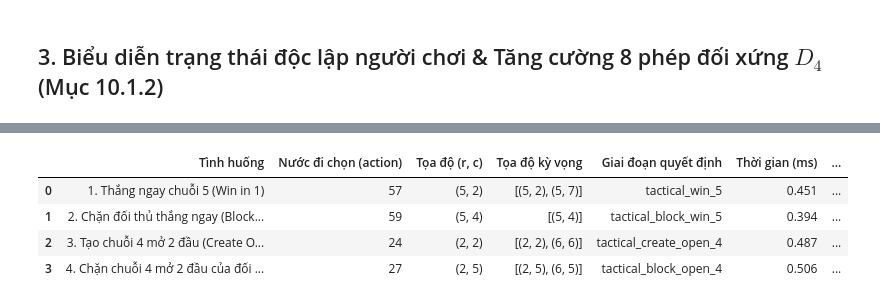
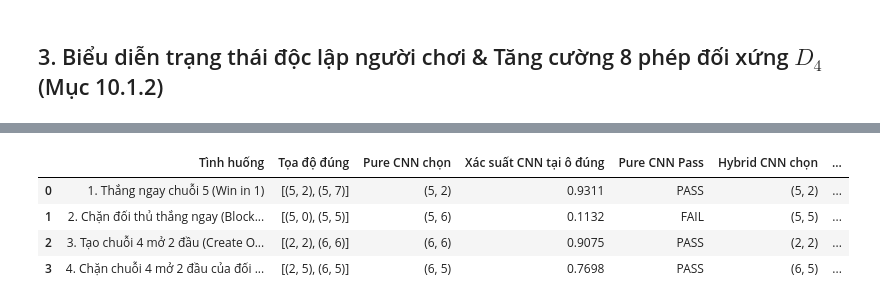
Before and after one commit to SGU-2627-PBL-AdvancedAI/caro_ai_11x11, a Jupyter notebook: notebooks/04_cnn_policy_analysis.ipynb, the cells around one changed output, grey strips where cells are left out. Drawn from its saved outputs; the diff is of its cells as text; code cells hidden in the pictures.

```diff
--- a/notebooks/04_cnn_policy_analysis.ipynb
+++ b/notebooks/04_cnn_policy_analysis.ipynb
@@ -241,7 +299,6 @@ CNN Strong + Mixed MCTS    -> action= 59 ( 5,  4) | time=169.76 ms | search_coun
 # %% [markdown]
 ## 3. Biểu diễn trạng thái độc lập người chơi & Tăng cường 8 phép đối xứng $D_4$ (Mục 10.1.2)
 # %%
-# Minh họa mã hóa góc nhìn chuẩn hóa (+1 quân mình, -1 quân đối thủ) và 8 phép đối xứng D4
 sym_env = CaroEnv(BOARD_SIZE, WIN_LENGTH)
 for m in [60, 48, 61, 49, 73, 38, 62]:
     sym_env.step(m)
@@ -258,7 +315,7 @@ transform_names = [
 ]
 
 sym_rows = []
-fig, axes = plt.subplots(2, 4, figsize=(13, 6.5))
+fig, axes = plt.subplots(2, 4, figsize=(13, 6.4))
 for idx, ((aug_s, aug_a), t_name) in enumerate(zip(aug_pairs, transform_names)):
     ax = axes[idx // 4, idx % 4]
     grid = aug_s.reshape(BOARD_SIZE, BOARD_SIZE)
@@ -427,49 +595,74 @@ def make_test_env(x_stones=(), o_stones=(), current_player=1) -> CaroEnv:
 
 tactical_scenarios = [
     (
         "1. Thắng ngay chuỗi 5 (Win in 1)",
-        make_test_env(x_stones=[(5, 3), (5, 4), (5, 5), (5, 6)], o_stones=[(2, 3), (2, 4), (2, 5), (2, 6)], current_player=1),
+        make_test_env(x_stones=[(5, 3), (5, 4), (5, 5), (5, 6)], o_stones=[(3, 3), (3, 4), (3, 5), (3, 6)], current_player=1),
         {(5, 2), (5, 7)},
     ),
     (
         "2. Chặn đối thủ thắng ngay (Block Win in 1)",
-        make_test_env(x_stones=[(5, 0), (5, 1), (5, 2), (5, 3)], o_stones=[(3, 0), (3, 1), (3, 2)], current_player=-1),
-        {(5, 4)},
+        make_test_env(x_stones=[(5, 1), (5, 2), (5, 3), (5, 4)], o_stones=[(4, 2), (4, 3), (4, 4)], current_player=-1),
+        {(5, 0), (5, 5)},
     ),
     (
         "3. Tạo chuỗi 4 mở 2 đầu (Create Open-4)",
         make_test_env(x_stones=[(3, 3), (4, 4), (5, 5)], o_stones=[(3, 4), (4, 5), (5, 6)], current_player=1),
         {(2, 2), (6, 6)},
     ),
     (
         "4. Chặn chuỗi 4 mở 2 đầu của đối thủ (Block Open-4)",
-        make_test_env(x_stones=[(3, 5), (4, 5), (5, 5)], o_stones=[(2, 2), (2, 3)], current_player=-1),
+        make_test_env(x_stones=[(3, 5), (4, 5), (5, 5)], o_stones=[(4, 4), (5, 4)], current_player=-1),
         {(2, 5), (6, 5)},
     ),
 ]
 
+pure_eval_agent = CNNAgent(
+    name="Strong_Pure_NoTactical",
+    model_type="strong",
+    model_path=strong_ckpt_path,
+    use_tactical_shortcut=False,
+    use_mix_mcts=False,
+    seed=SEED,
+)
+hybrid_eval_agent = CNNAgent(
+    name="Strong_Hybrid_WithTactical",
+    model_type="strong",
+    model_path=strong_ckpt_path,
+    use_tactical_shortcut=True,
+    use_mix_mcts=False,
+    seed=SEED,
+)
+
 tactical_records = []
 for title, t_env, expected_coords in tactical_scenarios:
-    act = strong_cnn.select_action(t_env)
-    coord = divmod(act, BOARD_SIZE)
-    ok = coord in expected_coords
+    pure_probs = pure_eval_agent.predict_probs(t_env, restrict_to_candidates=True)
+    pure_act = pure_eval_agent.select_action(t_env)
+    pure_coord = divmod(pure_act, BOARD_SIZE)
+    pure_pass = pure_coord in expected_coords
+    expected_prob_sum = sum(float(pure_probs[r * BOARD_SIZE + c]) for (r, c) in expected_coords)
+
+    hybrid_act = hybrid_eval_agent.select_action(t_env)
+    hybrid_coord = divmod(hybrid_act, BOARD_SIZE)
+    hybrid_pass = hybrid_coord in expected_coords
+
     tactical_records.append({
         "Tình huống": title,
-        "Nước đi chọn (action)": act,
-        "Tọa độ (r, c)": f"{coord}",
-        "Tọa độ kỳ vọng": str(sorted(list(expected_coords))),
-        "Giai đoạn quyết định": strong_cnn.last_decision_stage,
-        "Thời gian (ms)": round(strong_cnn.last_move_time_ms, 3),
-        "Kết quả": "PASS" if ok else "FAIL",
+        "Tọa độ đúng": str(sorted(list(expected_coords))),
+        "Pure CNN chọn": f"{pure_coord}",
+        "Xác suất CNN tại ô đúng": round(expected_prob_sum, 4),
+        "Pure CNN Pass": "PASS" if pure_pass else "FAIL",
+        "Hybrid CNN chọn": f"{hybrid_coord}",
+        "Hybrid Stage": hybrid_eval_agent.last_decision_stage,
+        "Hybrid Pass": "PASS" if hybrid_pass else "FAIL",
     })
-    assert ok, f"Thất bại ở tình huống {title}: chọn {coord}"
+    assert hybrid_pass, f"Hybrid CNN failed on {title}"
 
 tactical_df = pd.DataFrame(tactical_records)
 tactical_df.to_csv(TABLE_DIR / "04_table_tactical_checks.csv", index=False, encoding="utf-8-sig")
 display(tactical_df)
 # %% [output]
-|  | Tình huống | Nước đi chọn (action) | Tọa độ (r, c) | Tọa độ kỳ vọng | Giai đoạn quyết định | Thời gian (ms) | ... |
-| 0 | 1. Thắng ngay chuỗi 5 (Win in 1) | 57 | (5, 2) | [(5, 2), (5, 7)] | tactical_win_5 | 0.451 | ... |
-| 1 | 2. Chặn đối thủ thắng ngay (Block... | 59 | (5, 4) | [(5, 4)] | tactical_block_win_5 | 0.394 | ... |
-| 2 | 3. Tạo chuỗi 4 mở 2 đầu (Create O... | 24 | (2, 2) | [(2, 2), (6, 6)] | tactical_create_open_4 | 0.487 | ... |
-| 3 | 4. Chặn chuỗi 4 mở 2 đầu của đối ... | 27 | (2, 5) | [(2, 5), (6, 5)] | tactical_block_open_4 | 0.506 | ... |
+|  | Tình huống | Tọa độ đúng | Pure CNN chọn | Xác suất CNN tại ô đúng | Pure CNN Pass | Hybrid CNN chọn | ... |
+| 0 | 1. Thắng ngay chuỗi 5 (Win in 1) | [(5, 2), (5, 7)] | (5, 2) | 0.9311 | PASS | (5, 2) | ... |
+| 1 | 2. Chặn đối thủ thắng ngay (Block... | [(5, 0), (5, 5)] | (5, 6) | 0.1132 | FAIL | (5, 5) | ... |
+| 2 | 3. Tạo chuỗi 4 mở 2 đầu (Create O... | [(2, 2), (6, 6)] | (6, 6) | 0.9075 | PASS | (2, 2) | ... |
+| 3 | 4. Chặn chuỗi 4 mở 2 đầu của đối ... | [(2, 5), (6, 5)] | (6, 5) | 0.7698 | PASS | (6, 5) | ... |
```
Also changed, not shown: parts of 31 cells of this notebook, 33 other files.
